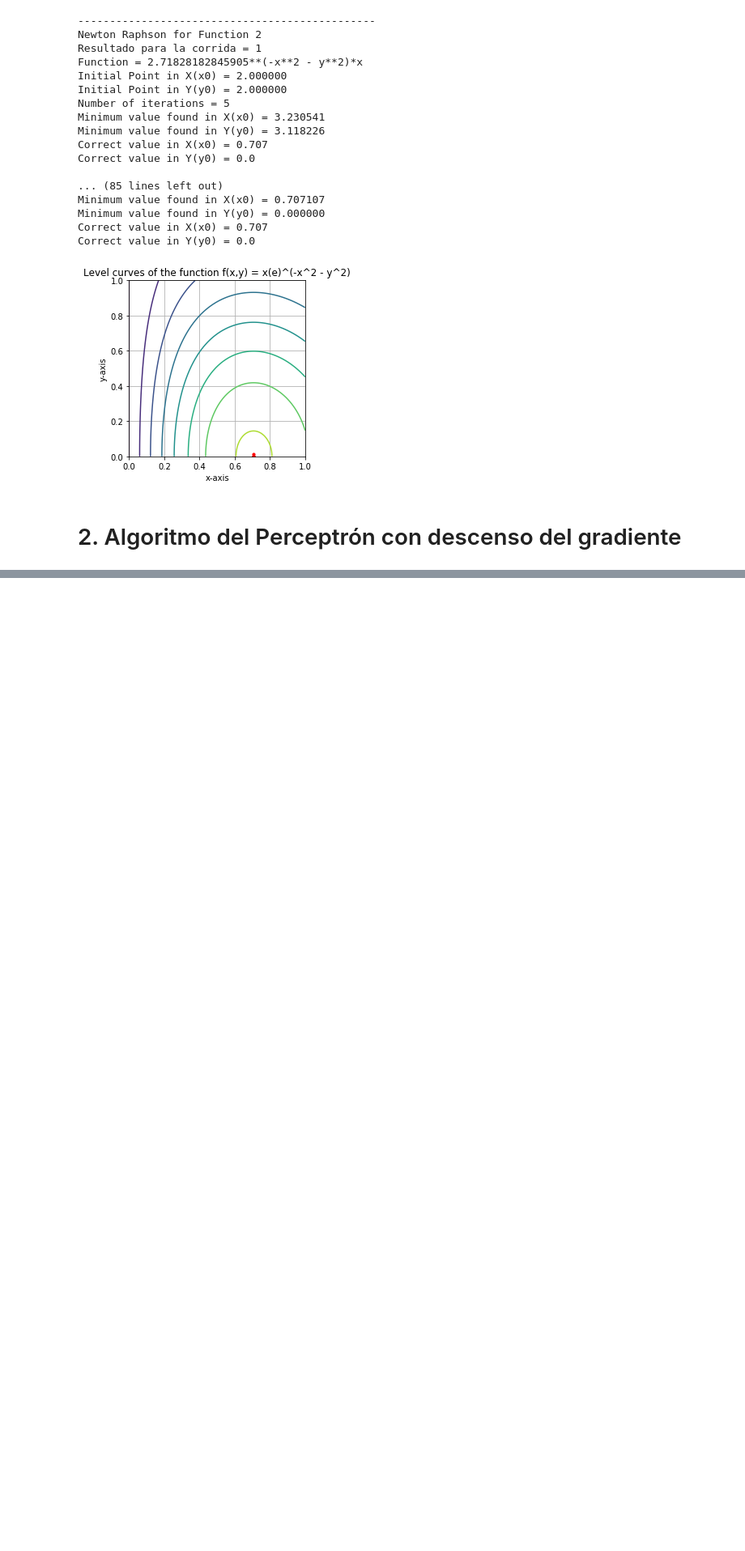
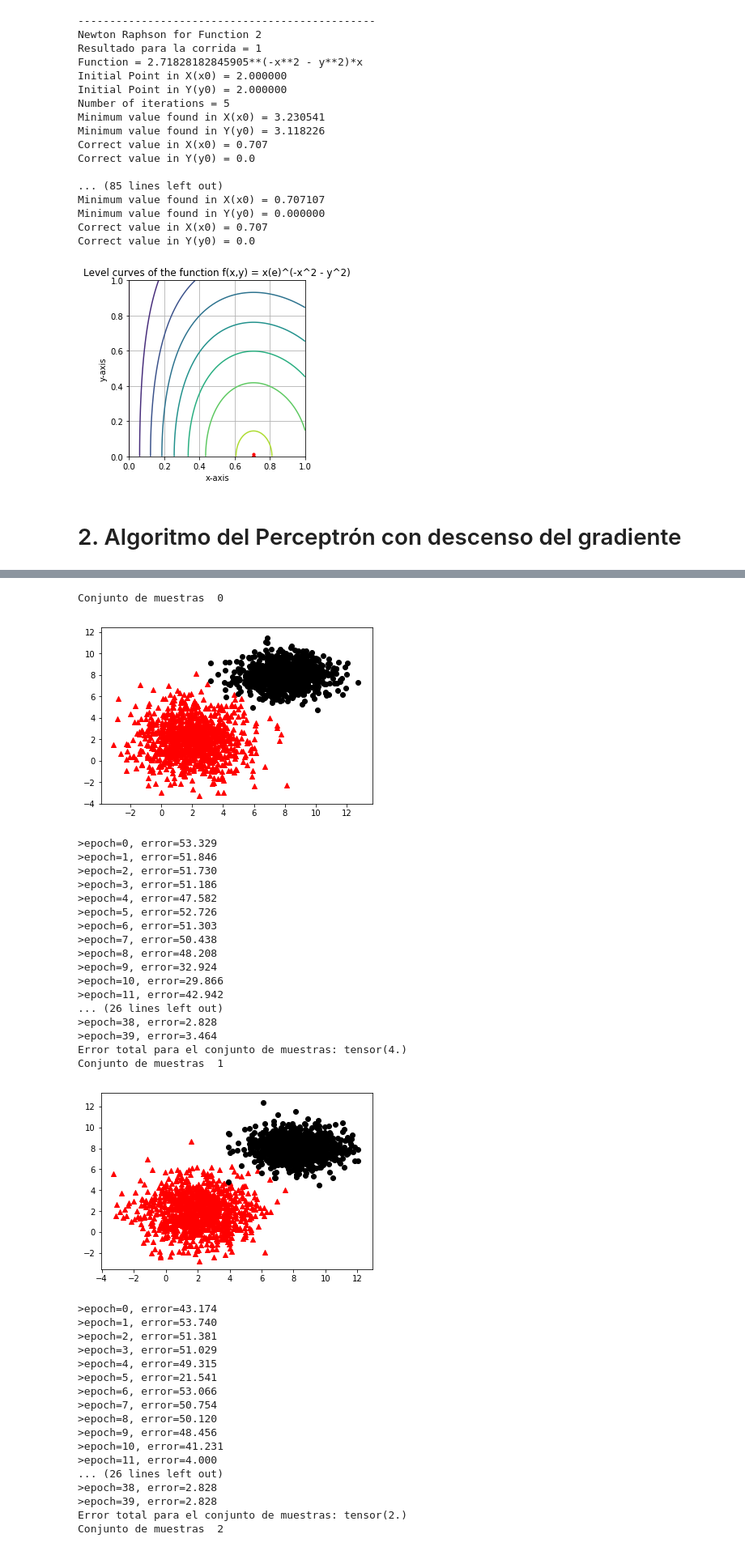
Before and after one commit to fmejias/CienciasDeLosDatosTEC, a Jupyter notebook: MatematicasCienciasDeLosDatos/TP4/TP4.ipynb, the cells around one changed output, grey strips where cells are left out. Shown at 81% size. Cells and saved outputs as stored; diff of their text form; code cells hidden in the pictures; blank space fills up the shorter version.

```diff
--- a/MatematicasCienciasDeLosDatos/TP4/TP4.ipynb
+++ b/MatematicasCienciasDeLosDatos/TP4/TP4.ipynb
@@ -632,0 +784,43 @@ Error total para el conjunto de muestras: tensor(0.)
+# %%
+#Exercise 2.3.b
+
+#linearly separable data
+exercise2_3b(totalEpochs = 40, samplesPerClass = 1000, pmean2=[8, 8], tTitle="Datos linealmente separables")
+# %% [output]
+Conjunto de muestras  0
+[figure, added]
+>epoch=0, error=53.329
+>epoch=1, error=51.846
+>epoch=2, error=51.730
+>epoch=3, error=51.186
+>epoch=4, error=47.582
+>epoch=5, error=52.726
+>epoch=6, error=51.303
+>epoch=7, error=50.438
+>epoch=8, error=48.208
+>epoch=9, error=32.924
+>epoch=10, error=29.866
+>epoch=11, error=42.942
+... (26 lines left out)
+>epoch=38, error=2.828
+>epoch=39, error=3.464
+Error total para el conjunto de muestras: tensor(4.)
+Conjunto de muestras  1
+[figure, added]
+>epoch=0, error=43.174
+>epoch=1, error=53.740
+>epoch=2, error=51.381
+>epoch=3, error=51.029
+>epoch=4, error=49.315
+>epoch=5, error=21.541
+>epoch=6, error=53.066
+>epoch=7, error=50.754
+>epoch=8, error=50.120
+>epoch=9, error=48.456
+>epoch=10, error=41.231
+>epoch=11, error=4.000
+... (26 lines left out)
+>epoch=38, error=2.828
+>epoch=39, error=2.828
+Error total para el conjunto de muestras: tensor(2.)
+Conjunto de muestras  2
```
Also changed, not shown: parts of 11 cells of this notebook.
